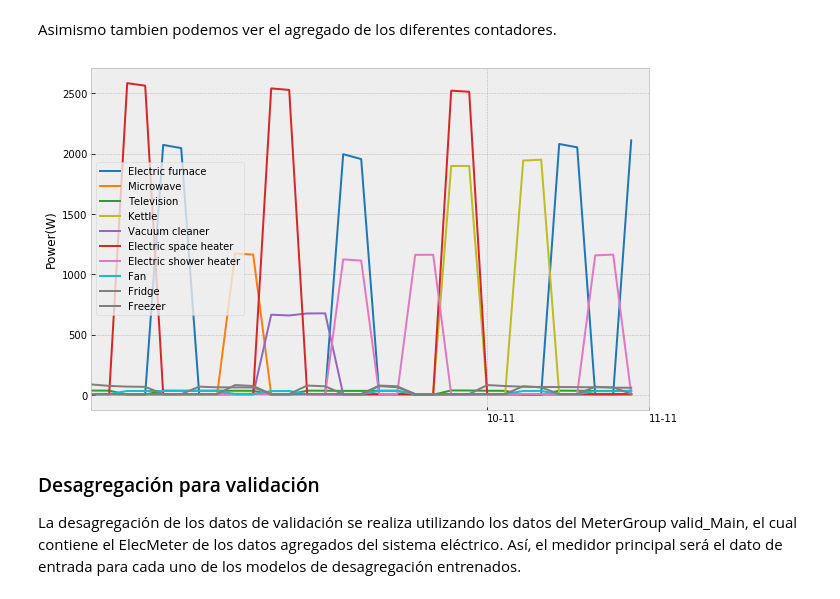
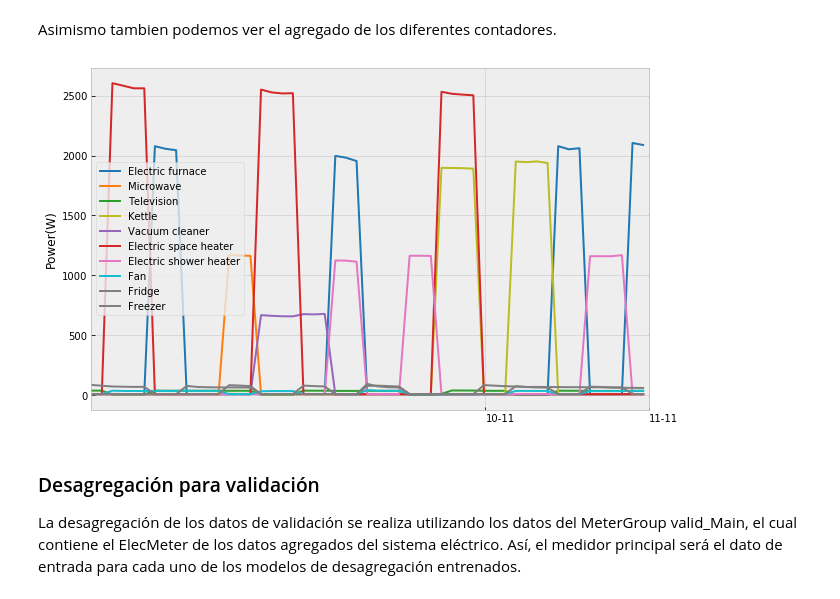
Before and after one commit to crn565/ozm10_appliances_transitorios, a Jupyter notebook: 6.- VALIDACION.ipynb, the cells around one changed output. Drawn from its saved outputs; the diff is of its cells as text; code cells hidden in the pictures.

```diff
--- a/6.- VALIDACION.ipynb
+++ b/6.- VALIDACION.ipynb
@@ -116,23 +116,23 @@ Asimismo tambien podemos ver el agregado de los diferentes contadores.
 # %%
 rcParams['figure.figsize'] = (10, 7)
 
-
-ax2 = valid_Devices.dataframe_of_meters(ac_type='active', sample_period=60, resample_kwargs={'how':'first'})[t0:t2].plot()
+#ax2 = valid_Devices.dataframe_of_meters(ac_type='active', sample_period=60, resample_kwargs={'how':'first'})[t0:t2].plot()
+ax2 = valid_Devices.dataframe_of_meters(ac_type='active', sample_period=35, resample_kwargs={'how':'first'})[t0:t2].plot()
 #colores
 colors=['tab:blue','tab:orange','tab:green','tab:olive','tab:purple','tab:red','tab:pink','tab:cyan','tab:gray','tab:grey']
 c=0
 for col in colors:
     ax2.get_lines()[c].set_color(col)
     c=c+1
 ax2.legend(list(Meters.values())[1:11])
 ax2.minorticks_off()
 ax2.set(xticks=(t1, t2))
 ax2.set_xticklabels(labels=['10-11','11-11'], ha='left', rotation=0)
 ax2.set_ylabel('Power(W)')
 plt.savefig('./data/images/5.2_Plot_valid_devices.svg', bbox_inches='tight', transparent=True)
 pass
 # %% [output]
-[figure, old version]
+[figure, new version]
 # %% [markdown]
 ### Desagregación para validación
 
```
Also changed, not shown: parts of 6 cells of this notebook, 3 other files.
